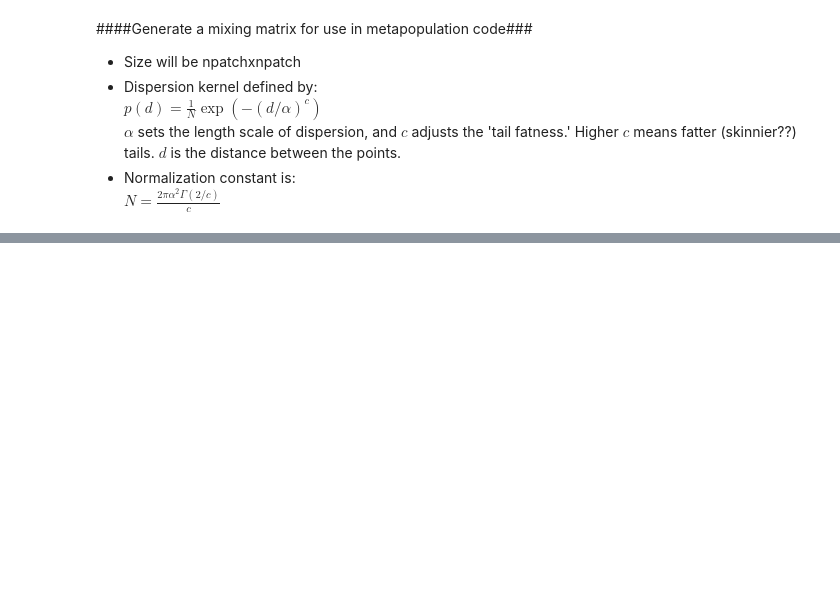
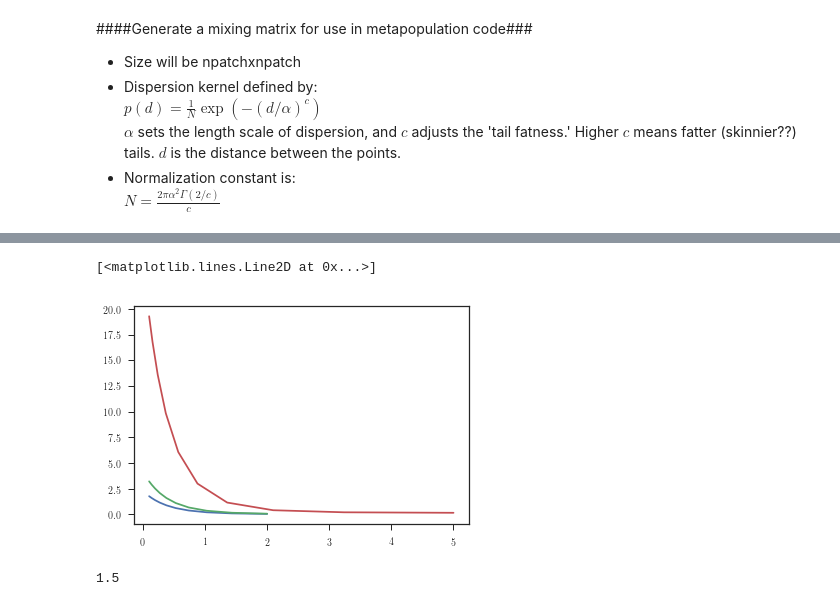
Before and after one commit to lmaesampson/MetaPop, a Jupyter notebook: Code/MixingMatrixGenerator.ipynb, the cells around one changed output, grey strips where cells are left out. Drawn from its saved outputs; the diff is of its cells as text; code cells hidden in the pictures; blank space fills up the shorter version.

```diff
--- a/Code/MixingMatrixGenerator.ipynb
+++ b/Code/MixingMatrixGenerator.ipynb
@@ -135,0 +146,38 @@ with open(filename,"w") as f:
+# %%
+cinj = [0.2,0.4,0.6,0.8,1.0,1.2,1.4,1.6,1.8,2.0]
+cinj = np.logspace(np.log10(0.1),np.log10(5.),num=10)
+popmat = np.ones([n,n])*np.abs(np.random.normal(loc=25,scale=2,size=[n,n]))
+rates2 = []
+for c in cinj:
+    mixmat = np.zeros([n,n])
+    mixmat += 0.00001
+    betamat = []
+    for istar in range(n):
+        for jstar in range(n):
+            for i in range(n):
+                for j in range(n):
+                    dist = np.abs(np.sqrt((i-istar)**2+(j-jstar)**2)) #scaled by a bit
+                    if dist==0:
+                        dist = 1.
+                    mixmat[i,j] = 1./dist**c
+            mixmat[istar,jstar] = 0.
+    rate = sum(sum(mixmat*popmat))/(n*n)
+    draws = np.random.poisson(rate,size=200)
+    rates2.append([c,rate,np.mean(draws)])
+rates2 = np.array(rates2)
+# %%
+plt.plot(rates0[:,0],(rates0[:,1]))
+plt.plot(rates1[:,0],(rates1[:,1]))
+plt.plot(rates2[:,0],(rates2[:,1]))
+# %% [output]
+[<matplotlib.lines.Line2D at 0x...>]
+[figure, added]
+# %%
+istar = 10
+jstar = 10
+i = 10
+j = 9
+dist = np.abs(np.sqrt((i-istar)**2+(j-jstar)**2))+0.5 #scaled by a bit
+print dist
+# %% [output]
+1.5
```
Also changed, not shown: parts of 8 cells of this notebook, 1 other file.
